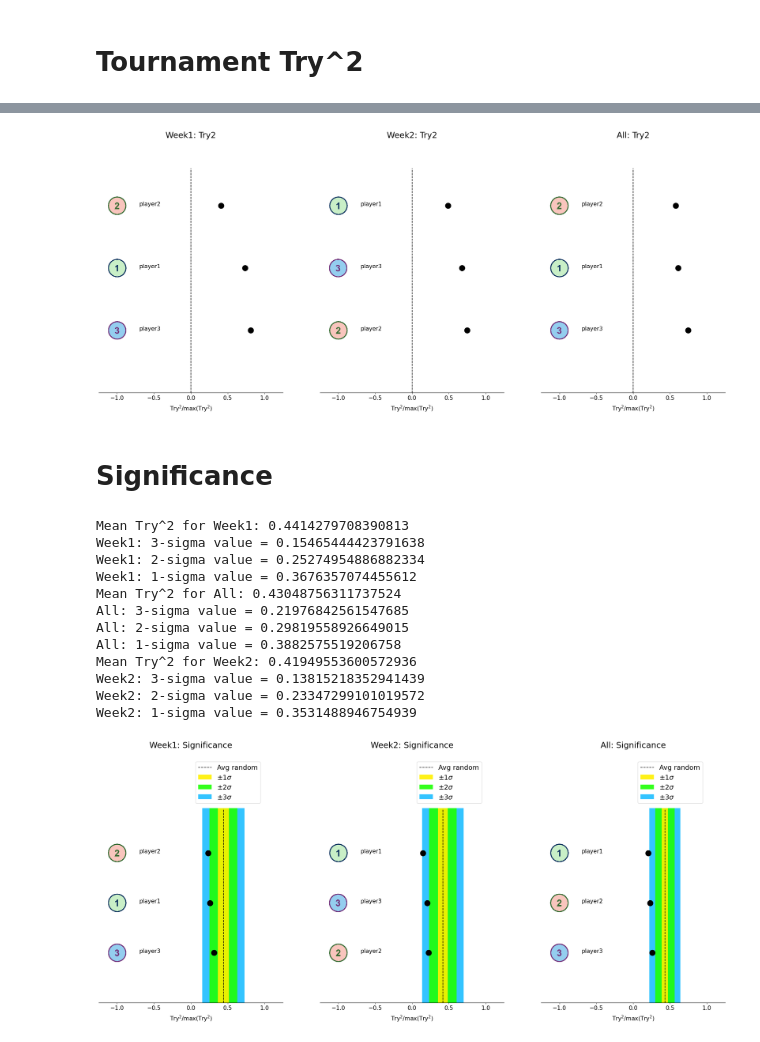
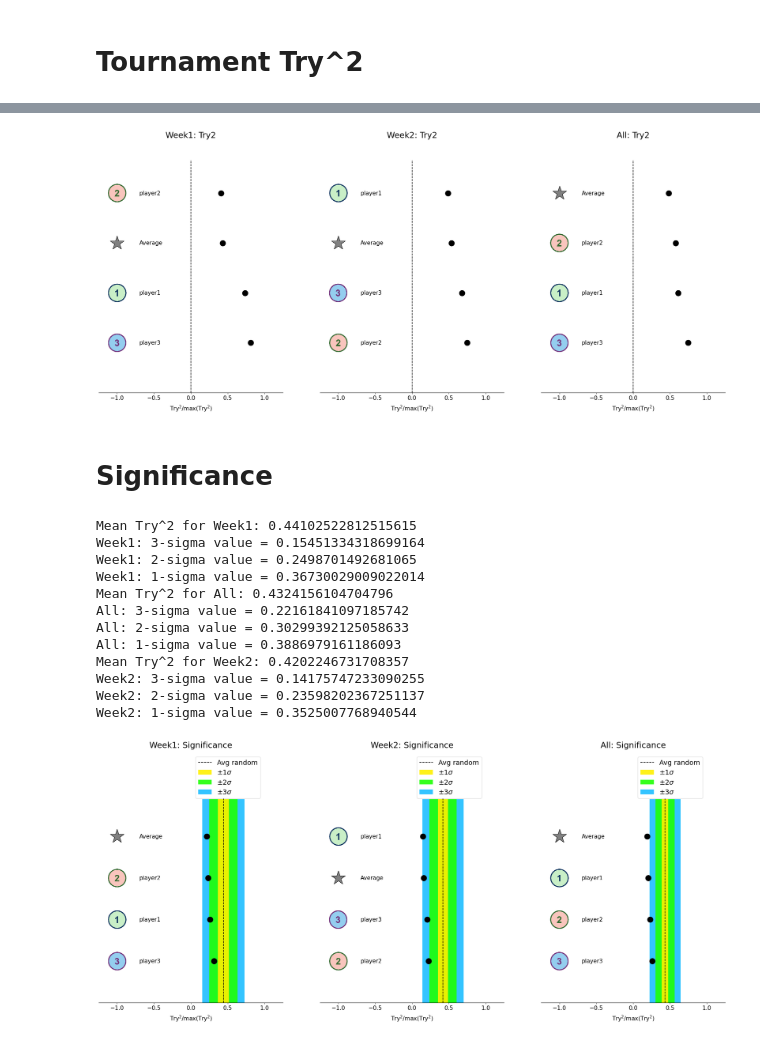
Before and after one commit to jjamieson12/SixNations_PredictionAnalysis, a Jupyter notebook: SixNationasPredictions_Example.ipynb, the cells around one changed output, grey strips where cells are left out. Cells and saved outputs as stored; diff of their text form; code cells hidden in the pictures.

```diff
--- a/SixNationasPredictions_Example.ipynb
+++ b/SixNationasPredictions_Example.ipynb
@@ -170,7 +173,7 @@ marginLR = 3.5
 marginUD = 0.5
 fig, axs = plt.subplots(1,n_weeks+1,figsize=((n_weeks+1)*10, 12))
 plt.subplots_adjust(wspace=0.2)
-plot_trysq(axs,game_info,all_try_sq,markers,draw_markers=True,title_pad=15)
+plot_trysq(axs,game_info,all_try_sq,markers,draw_markers=True,show_average=True,title_pad=15)
 fig.savefig("Plots/FullTrysquared/SixN_Trysq_AllWeeks_Example.png")
 for i,ax in enumerate(axs):
     #extent = ax.get_tightbbox(fig.canvas.renderer).transformed(fig.dpi_scale_trans.inverted())
@@ -180,7 +183,7 @@ for i,ax in enumerate(axs):
     else:
         fig.savefig("Plots/FullTrysquared/SixN_Trysq_All_Example.png", bbox_inches=custom_crop)
 # %% [output]
-[figure, old version]
+[figure, new version]
 # %% [markdown]
 # Significance
 # %%
@@ -189,7 +192,7 @@ for i,ax in enumerate(axs):
 # Calculate the Try^2 for all predictions and all toys
 # Pull out only the toys and take the mean
 rng = np.random.default_rng()
-n_toys = 50000
+n_toys = 10000
 guesses = {}
 toys = {}
 try_sq = {}
@@ -251,36 +254,36 @@ for week,info in game_info.items():
             found1s = True
             break
 # %% [output]
-Mean Try^2 for Week1: 0.4414279708390813
-Week1: 3-sigma value = 0.15465444423791638
-Week1: 2-sigma value = 0.25274954886882334
-Week1: 1-sigma value = 0.3676357074455612
-Mean Try^2 for All: 0.43048756311737524
-All: 3-sigma value = 0.21976842561547685
-All: 2-sigma value = 0.29819558926649015
-All: 1-sigma value = 0.3882575519206758
-Mean Try^2 for Week2: 0.41949553600572936
-Week2: 3-sigma value = 0.13815218352941439
-Week2: 2-sigma value = 0.23347299101019572
-Week2: 1-sigma value = 0.3531488946754939
+Mean Try^2 for Week1: 0.44102522812515615
+Week1: 3-sigma value = 0.15451334318699164
+Week1: 2-sigma value = 0.2498701492681065
+Week1: 1-sigma value = 0.36730029009022014
+Mean Try^2 for All: 0.4324156104704796
+All: 3-sigma value = 0.22161841097185742
+All: 2-sigma value = 0.30299392125058633
+All: 1-sigma value = 0.3886979161186093
+Mean Try^2 for Week2: 0.4202246731708357
+Week2: 3-sigma value = 0.14175747233090255
+Week2: 2-sigma value = 0.23598202367251137
+Week2: 1-sigma value = 0.3525007768940544
 # %%
 sigmas = [one_sigma,two_sigma,three_sigma]
 markers = player_markers #Pick the markers to use
 n_weeks = 2
 one_fig_width = 8.15
 one_fig_height = 10.75
 marginLR = 3.5
 marginUD = 0.5
 fig, axs = plt.subplots(1,n_weeks+1,figsize=((n_weeks+1)*10, 12))
 plt.subplots_adjust(wspace=0.2)
-plot_significance(axs,n_toys,game_info,try_sq,mean_avg_toy,sigmas,markers,draw_markers=True,leg_offset=0.8)
+plot_significance(axs,n_toys,game_info,try_sq,mean_avg_toy,sigmas,markers,draw_markers=True,show_average=True,leg_offset=0.82)
 fig.savefig("Plots/StatSignificance/SixN_StatSignificance_AllWeeks_Example.png")
 for i,ax in enumerate(axs):
     #extent = ax.get_tightbbox(fig.canvas.renderer).transformed(fig.dpi_scale_trans.inverted())
     custom_crop = Bbox(np.array([[marginLR + i*one_fig_width, marginUD],[marginLR + (i+1)*one_fig_width, marginUD+one_fig_height]])) #Do it manually
     if i < n_weeks:
         fig.savefig("Plots/StatSignificance/SixN_StatSignificance_Week"+str(i+1)+"_Example.png", bbox_inches=custom_crop)
     else:
         fig.savefig("Plots/StatSignificance/SixN_StatSignificance_All_Example.png", bbox_inches=custom_crop)
 # %% [output]
-[figure, old version]
+[figure, new version]
```
Also changed, not shown: parts of 8 cells of this notebook, 27 other files.
